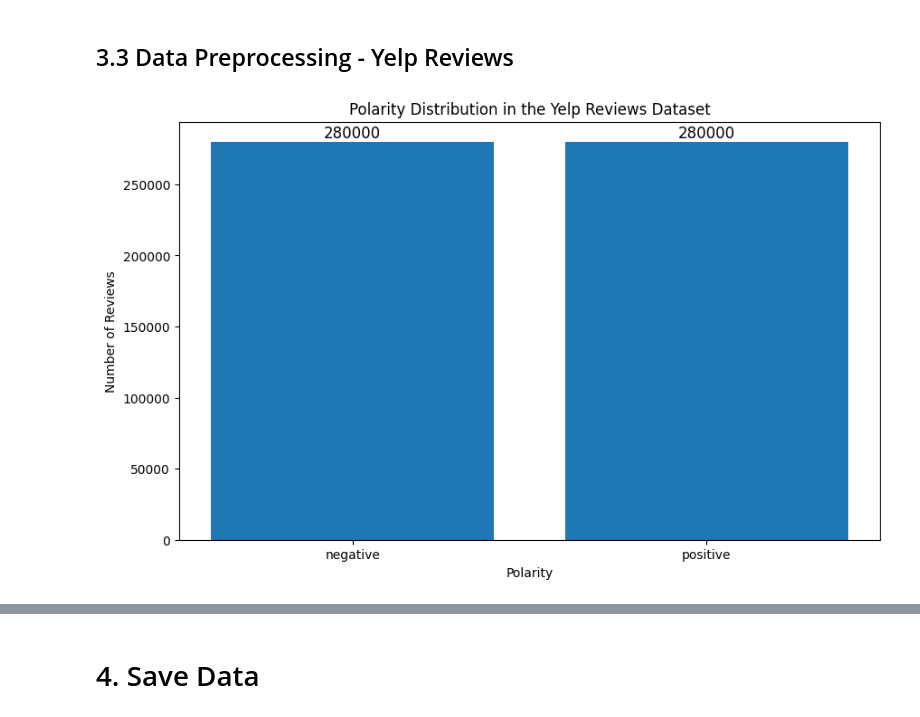
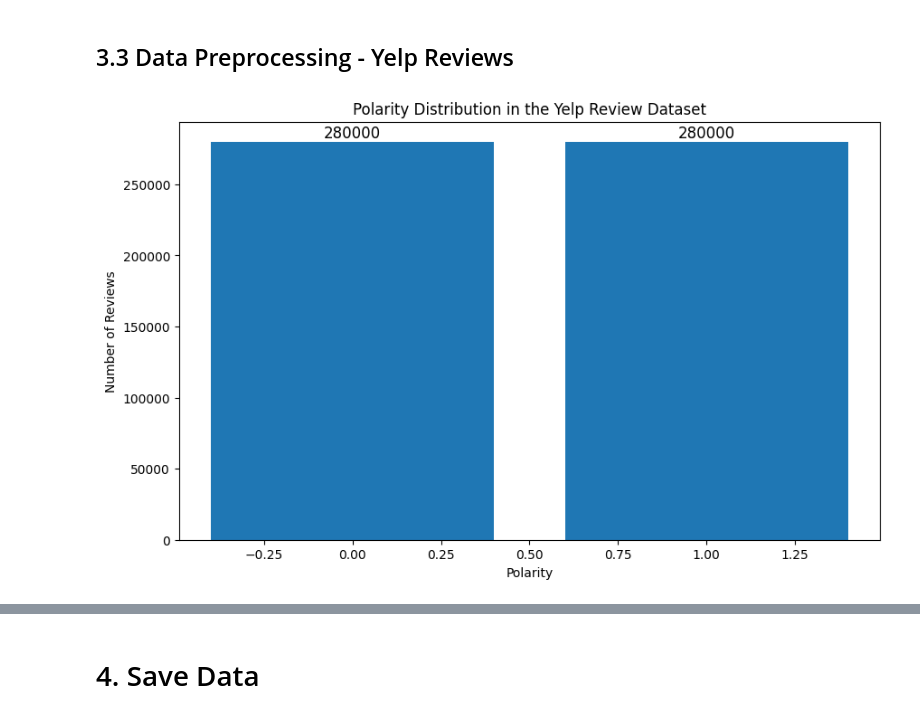
Before and after one commit to Bartosz-Wilkowski/sentiment-analysis, a Jupyter notebook: notebooks/data_inital_preprocessing.ipynb, the cells around one changed output, grey strips where cells are left out. Drawn from its saved outputs; the diff is of its cells as text; code cells hidden in the pictures.

Commit message:
feat(preprocessing): update Polarity classes

```diff
--- a/notebooks/data_inital_preprocessing.ipynb
+++ b/notebooks/data_inital_preprocessing.ipynb
@@ -214,13 +214,13 @@ DataHandler.display_top_tokens(sentiment140_df, 'Review')
 # %% [markdown]
 ## 3.3 Data Preprocessing - Yelp Reviews
 # %%
-# map numerical polarity values to labels ('negative' and 'positive')
-yelp_df['Polarity'] = yelp_df['Polarity'].replace({1: 'negative', 2: 'positive'})
+# unify numerical polarity value
+yelp_df['Polarity'] = yelp_df['Polarity'].replace({1: 0, 2: 1})
 # %%
 # plot the polarity distribution
-DataHandler.plot_polarity_distribution_with_labels(yelp_df, 'Yelp Reviews')
+DataHandler.plot_polarity_distribution_with_labels(yelp_df, 'Yelp Review')
 # %% [output]
-[figure, old version]
+[figure, new version]
 # %%
 # display the top 25 most frequent tokens
 DataHandler.display_top_tokens(yelp_df, 'Review')
```
Also changed, not shown: parts of 4 cells of this notebook.
